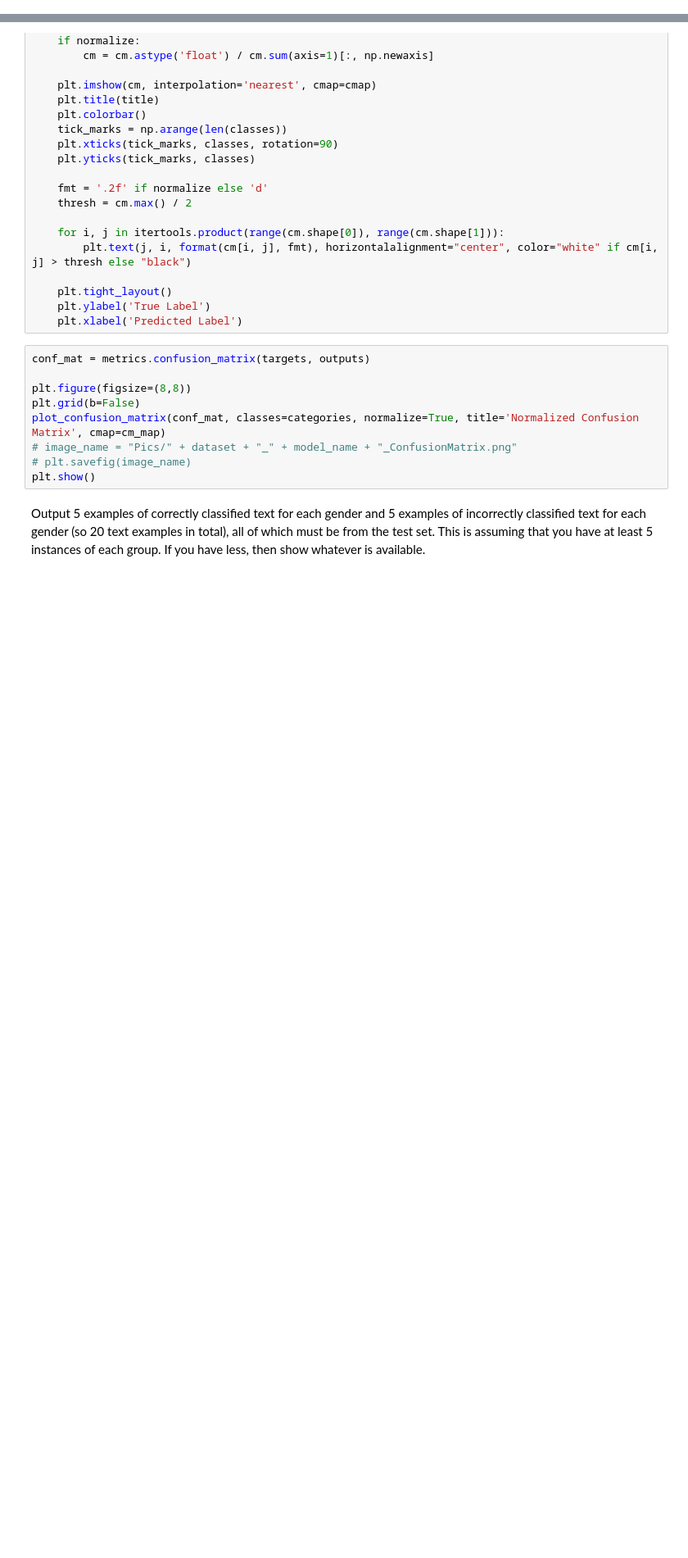
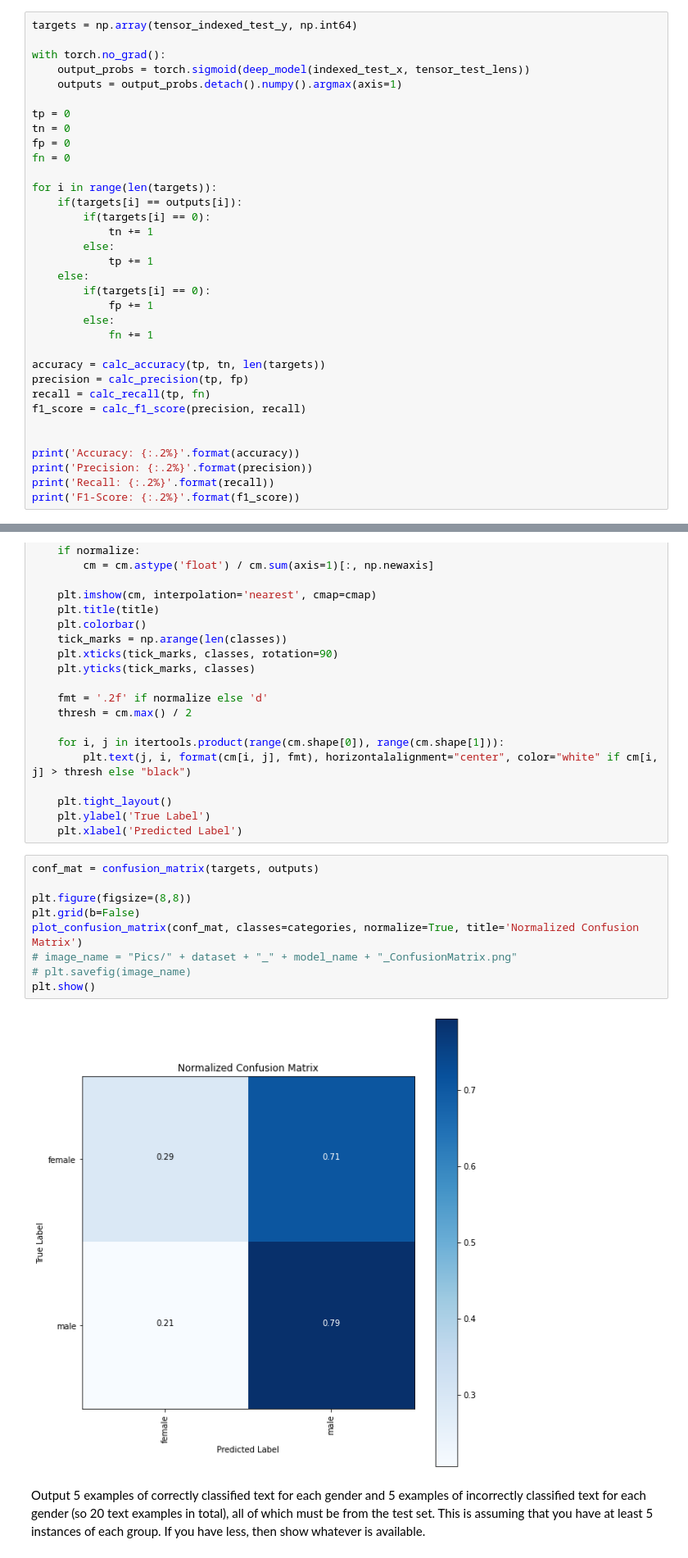
Before and after one commit to seaniboi-prog/Assignment-1, a Jupyter notebook: text_classification.ipynb, the cells around one changed output, grey strips where cells are left out. Shown: that part at 82% size. Cells and saved outputs as stored; diff of their text form; blank space fills up the shorter version.

```diff
--- a/text_classification.ipynb
+++ b/text_classification.ipynb
@@ -407,0 +553,34 @@ print('accuracy: {:.2%}'.format(accuracy))
+# %%
+targets = np.array(tensor_indexed_test_y, np.int64)
+
+with torch.no_grad():
+    output_probs = torch.sigmoid(deep_model(indexed_test_x, tensor_test_lens))
+    outputs = output_probs.detach().numpy().argmax(axis=1)
+
+tp = 0
+tn = 0
+fp = 0
+fn = 0
+
+for i in range(len(targets)):
+    if(targets[i] == outputs[i]):
+        if(targets[i] == 0):
+            tn += 1
+        else:
+            tp += 1
+    else:
+        if(targets[i] == 0):
+            fp += 1
+        else:
+            fn += 1
+
+accuracy = calc_accuracy(tp, tn, len(targets))
+precision = calc_precision(tp, fp)
+recall = calc_recall(tp, fn)
+f1_score = calc_f1_score(precision, recall)
+
+
+print('Accuracy: {:.2%}'.format(accuracy))
+print('Precision: {:.2%}'.format(precision))
+print('Recall: {:.2%}'.format(recall))
+print('F1-Score: {:.2%}'.format(f1_score))
@@ -430,14 +614,16 @@ def plot_confusion_matrix(cm, classes, normalize=False, title='Confusion Matrix'
     plt.ylabel('True Label')
     plt.xlabel('Predicted Label')
 # %%
-conf_mat = metrics.confusion_matrix(targets, outputs)
+conf_mat = confusion_matrix(targets, outputs)
 
 plt.figure(figsize=(8,8))
 plt.grid(b=False)
-plot_confusion_matrix(conf_mat, classes=categories, normalize=True, title='Normalized Confusion Matrix', cmap=cm_map)
+plot_confusion_matrix(conf_mat, classes=categories, normalize=True, title='Normalized Confusion Matrix')
 # image_name = "Pics/" + dataset + "_" + model_name + "_ConfusionMatrix.png"
 # plt.savefig(image_name)
 plt.show()
+# %% [output]
+[figure, added]
 # %% [markdown]
 Output 5 examples of correctly classified text for each gender and 5 examples of incorrectly classified text for each gender (so 20 text examples in total), all of which must be from the test set.
 This is assuming that you have at least 5 instances of each group.
```
Also changed, not shown: parts of 23 cells of this notebook.
